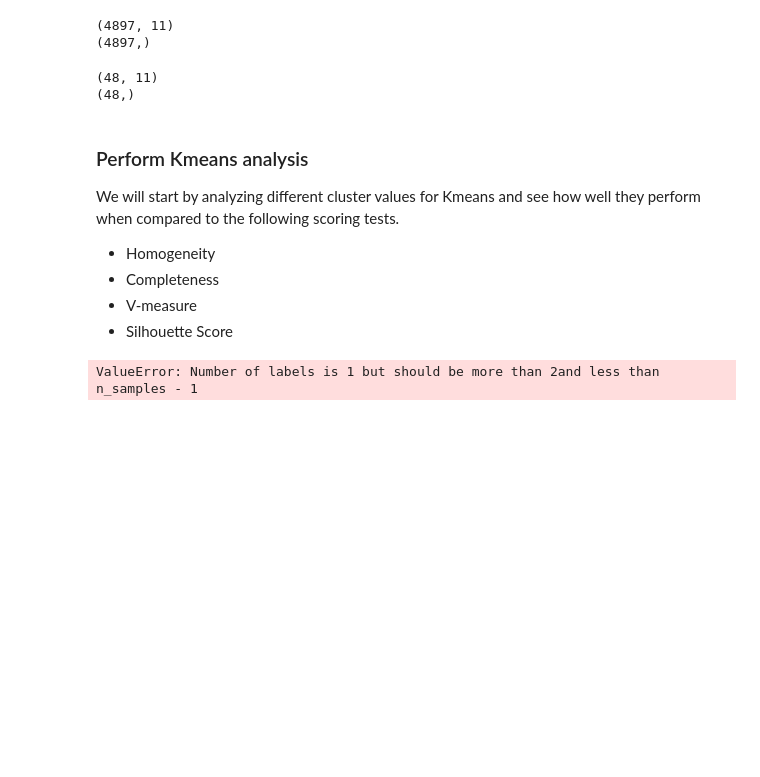
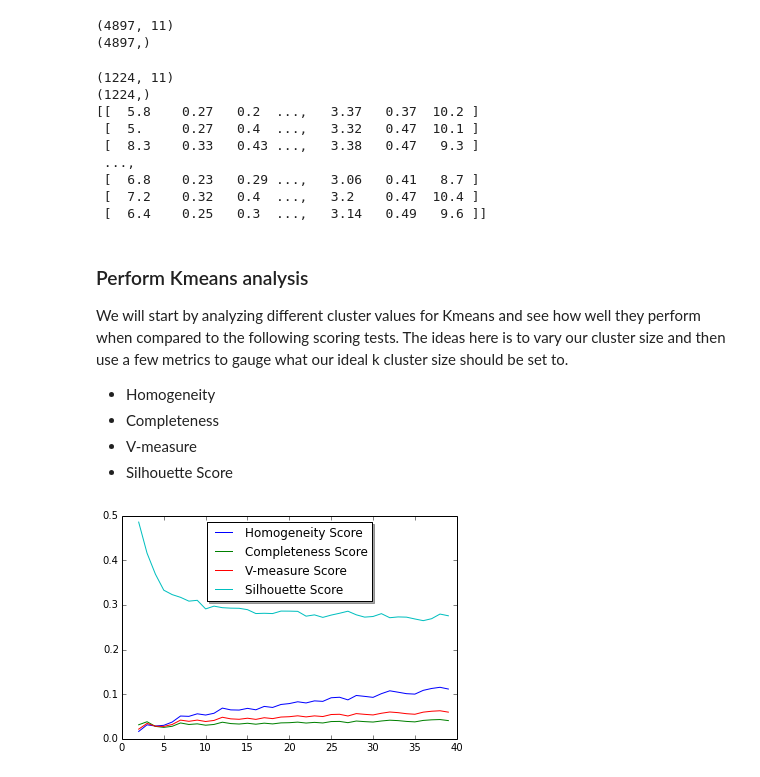
Before and after one commit to nickrobinson/UnsupervisedLearning, a Jupyter notebook: src/Unsupervised.ipynb, the cells around one changed output. Drawn from its saved outputs; the diff is of its cells as text; code cells hidden in the pictures; blank space fills up the shorter version.

```diff
--- a/src/Unsupervised.ipynb
+++ b/src/Unsupervised.ipynb
@@ -31,17 +35,25 @@ print y.shape
 (4897, 11)
 (4897,)
 # %%
-offset = int(X.shape[0] * 0.01)
+offset = int(X.shape[0] * 0.25)
 X_train, y_train = X[:offset], y[:offset]
 X_test, y_test = X[offset:], y[offset:]
 print X_train.shape
 print y_train.shape
+print X_train
 # %% [output]
-(48, 11)
-(48,)
+(1224, 11)
+(1224,)
+[[  5.8    0.27   0.2  ...,   3.37   0.37  10.2 ]
+ [  5.     0.27   0.4  ...,   3.32   0.47  10.1 ]
+ [  8.3    0.33   0.43 ...,   3.38   0.47   9.3 ]
+ ...,
+ [  6.8    0.23   0.29 ...,   3.06   0.41   8.7 ]
+ [  7.2    0.32   0.4  ...,   3.2    0.47  10.4 ]
+ [  6.4    0.25   0.3  ...,   3.14   0.49   9.6 ]]
 # %% [markdown]
 ### Perform Kmeans analysis
-We will start by analyzing different cluster values for Kmeans and see how well they perform when compared to the following scoring tests.
+We will start by analyzing different cluster values for Kmeans and see how well they perform when compared to the following scoring tests. The ideas here is to vary our cluster size and then use a few metrics to gauge what our ideal k cluster size should be set to.
 - Homogeneity
 - Completeness
 - V-measure
@@ -49,22 +61,25 @@ We will start by analyzing different cluster values for Kmeans and see how well
 # %%
 hArr = []
 cArr = []
 vArr = []
 sArr = []
-for i in range(1,40):
+numPoints = 40
+for i in range(2, numPoints):
     km = KMeans(n_clusters=i, max_iter=300)
     km.fit(X_train)
     hArr.append(metrics.homogeneity_score(y_train, km.labels_))
     cArr.append(metrics.completeness_score(y_train, km.labels_))
     vArr.append(metrics.v_measure_score(y_train, km.labels_))
     sArr.append(metrics.silhouette_score(X_train, km.labels_, metric='euclidean'))
 
-x = xrange(39)
+x = xrange(2, numPoints)
 fig = plt.figure()
-plt.plot(x, hArr)
-plt.plot(x, cArr)
-plt.plot(x, vArr)
+plt.plot(x, hArr, label='Homogeneity Score')
+plt.plot(x, cArr, label='Completeness Score')
+plt.plot(x, vArr, label='V-measure Score')
+plt.plot(x, sArr, label='Silhouette Score')
+plt.legend(loc='upper center', shadow=True)
 fig.show()
 # %% [output]
-ValueError: Number of labels is 1 but should be more than 2and less than n_samples - 1
+[figure, added]
 # %% [markdown]
```
Also changed, not shown: parts of 15 cells of this notebook, 1 other file.
